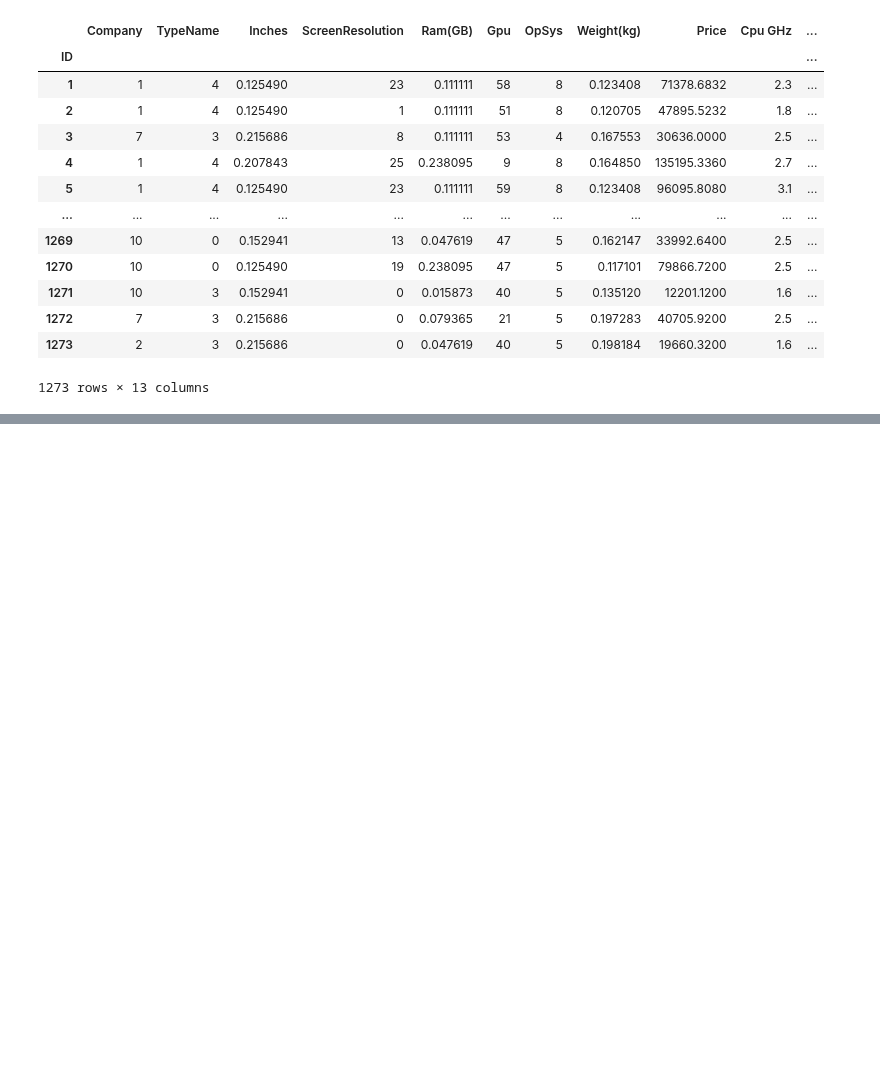
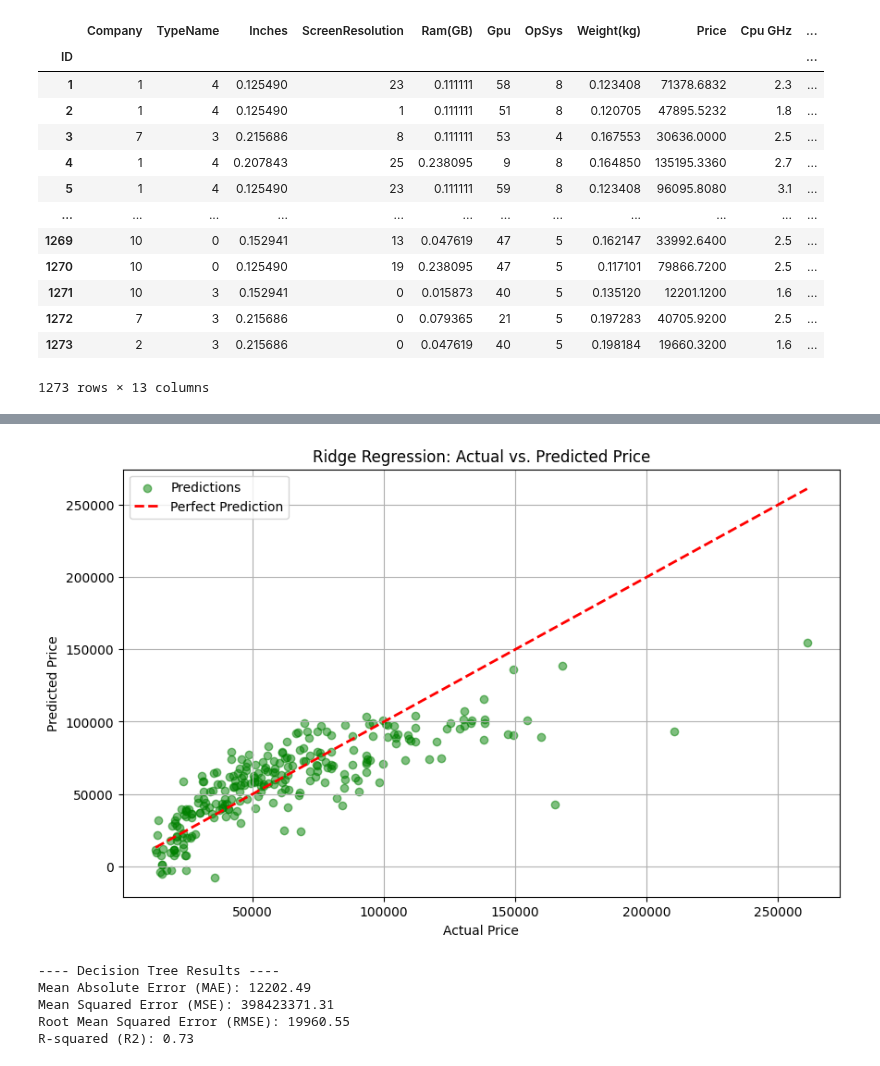
Before and after one commit to khoulaCode/machine-learning-code-orbit, a Jupyter notebook: team_members/from_almuhannad/preprossing_laptob.ipynb, the cells around one changed output, grey strips where cells are left out. Drawn from its saved outputs; the diff is of its cells as text; code cells hidden in the pictures; blank space fills up the shorter version.

```diff
--- a/team_members/from_almuhannad/preprossing_laptob.ipynb
+++ b/team_members/from_almuhannad/preprossing_laptob.ipynb
@@ -585,0 +753,43 @@ df
+# %%
+plt.figure(figsize=(10, 6))
+plt.scatter(y_test, y_pred_ridge, color='green', alpha=0.5, label='Predictions')
+plt.plot([y_test.min(), y_test.max()], [y_test.min(), y_test.max()],
+         color='red', linestyle='--', linewidth=2, label='Perfect Prediction')
+
+plt.xlabel('Actual Price')
+plt.ylabel('Predicted Price')
+plt.title('Ridge Regression: Actual vs. Predicted Price')
+plt.legend()
+plt.grid(True)
+plt.show()
+# %% [output]
+[figure, added]
+# %%
+from sklearn.tree import DecisionTreeRegressor
+
+# 1️⃣ Initialize Decision Tree model
+tree_model = DecisionTreeRegressor(max_depth=10, random_state=42)
+
+# 2️⃣ Fit on training data
+tree_model.fit(X_train, y_train)
+
+# 3️⃣ Predict on test data
+y_pred_tree = tree_model.predict(X_test)
+
+# 4️⃣ Evaluate performance
+mae_tree = mean_absolute_error(y_test, y_pred_tree)
+mse_tree = mean_squared_error(y_test, y_pred_tree)
+rmse_tree = np.sqrt(mse_tree)
+r2_tree = r2_score(y_test, y_pred_tree)
+
+print("\n---- Decision Tree Results ----")
+print(f"Mean Absolute Error (MAE): {mae_tree:.2f}")
+print(f"Mean Squared Error (MSE): {mse_tree:.2f}")
+print(f"Root Mean Squared Error (RMSE): {rmse_tree:.2f}")
+print(f"R-squared (R2): {r2_tree:.2f}")
+# %% [output]
+---- Decision Tree Results ----
+Mean Absolute Error (MAE): 12202.49
+Mean Squared Error (MSE): 398423371.31
+Root Mean Squared Error (RMSE): 19960.55
+R-squared (R2): 0.73
```
Also changed, not shown: parts of 14 cells of this notebook.
